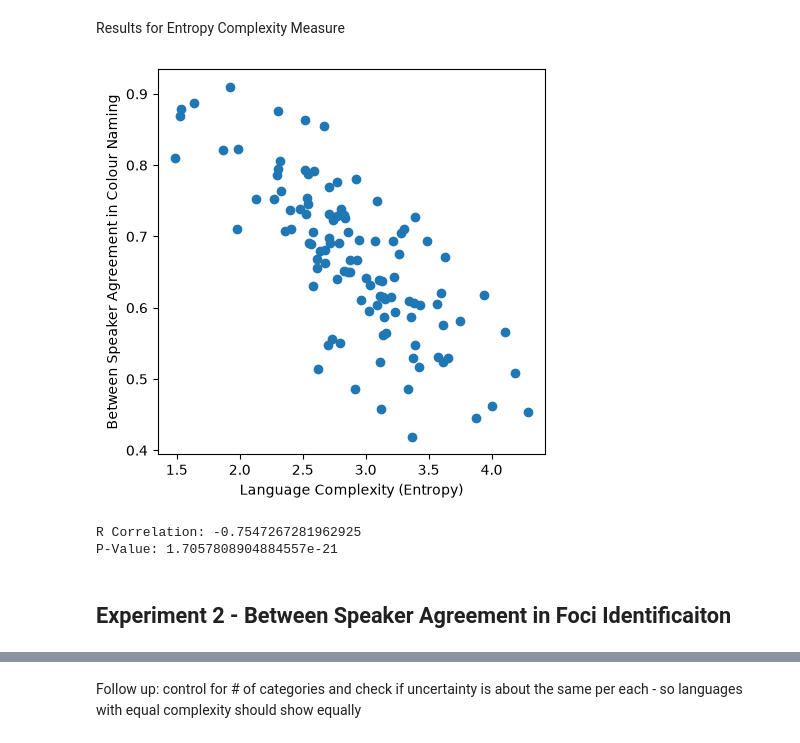
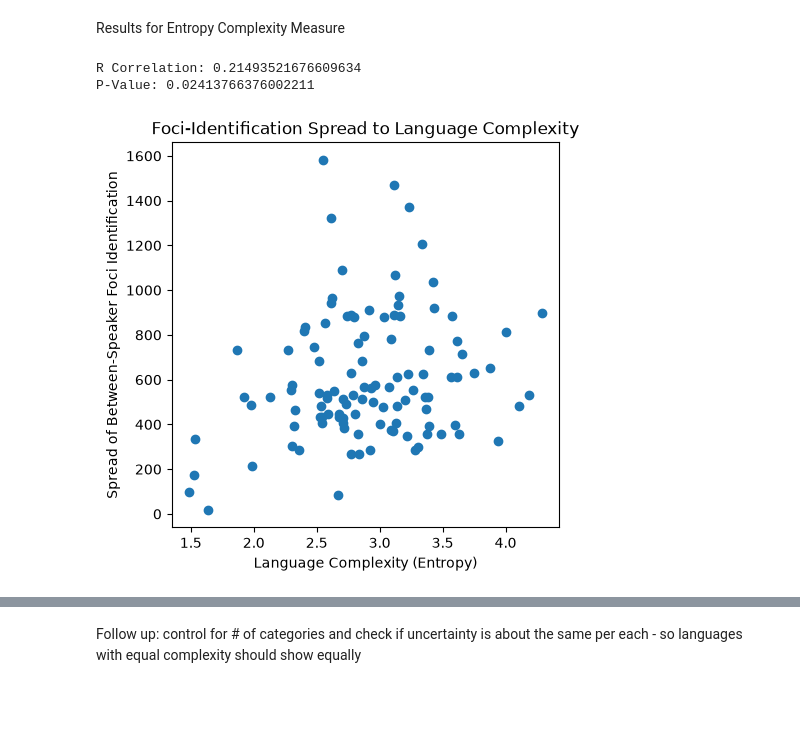
Before and after one commit to iguehi-akhimien1/COG260Project, a Jupyter notebook: wcs_data_notebook/Exploratory Project Work.ipynb, the cells around one changed output, grey strips where cells are left out. Saved outputs shown, nothing was run; the diff lists cells and outputs as text; code cells hidden in the pictures; blank space fills up the shorter version.

```diff
--- a/wcs_data_notebook/Exploratory Project Work.ipynb
+++ b/wcs_data_notebook/Exploratory Project Work.ipynb
@@ -75,7 +83,8 @@ print(color_words_across_all_languages)
 2 - Entropy
 # %%
 import math
-# accounting for frequency, we will define the language complexity as entropy as used in information theory
+# accounting for frequency, we will define the language complexity
+# as entropy as used in information theory
 
 color_words_per_language = dict()
 languages_complexities = dict()
@@ -98,9 +107,15 @@ while l < total_languages + 1:
     for k,v in language_color_words.items():
         language_color_words[k] = v/t
 
-    entropy_for_each_language = -sum(v*math.log(v,2) for v in language_color_words.values())
+    entropy_for_each_language = -sum(v*math.log(v,2)
+                                     for v in language_color_words.values())
     # print(entropy_for_each_language)
     languages_complexities[l] = entropy_for_each_language
     l += 1
-print(languages_complexities.keys())
+plt.hist(languages_complexities.values())
+plt.tick_params(axis="both", labelsize=10)
+plt.title("Language Complexity Distribution (Entropy)")
+plt.xlabel("Language Entropy")
+plt.ylabel("Language Frequency")
+plt.show()
 # %% [output]
@@ -113,10 +123,11 @@ plt.show()
 # %% [markdown]
 ## Experiment 1 - Between Speaker Agreement in Colour Naming
 # %%
-# now we want to examine color naming consistency across the 330 Munsell chips for
+# now we want to examine color naming consistency across the
+# 330 Munsell chips for
 # so we will check what does each speaker in each language name a chip as.
 
-total_chips = 330 # assumes all speakers in every language is asked to name all 330 Munsell chips
+total_chips = 330 # assumes all speakers are asked to name all 330 chips
 color_naming_consistency_across_languages = dict()
 # across the 110 languages
 for language in range(1, total_languages + 1):
@@ -144,7 +155,7 @@ for language in range(1, total_languages + 1):
     # print(color_naming_all_chips)
 
     # quantify the consistency in color naming for each language
-    language_consistency = sum(max(chip.values()) for chip in color_naming_all_chips.values())/len(color_naming_all_chips)
+    total = sum(max(chip.values()) for chip in color_naming_all_chips.values())
+    language_consistency = total / len(color_naming_all_chips)
     # print(language_consistency)
     color_naming_consistency_across_languages[language] = language_consistency
-print(color_naming_consistency_across_languages)
@@ -184,27 +337,19 @@ P-Value: 0.00021030703649371524
 # %% [markdown]
 Results for Entropy Complexity Measure
 # %%
-x2 = []
-for _, num in languages_complexities.items():
-    x2.append(num)
-
-# plotting language complexity against color naming consistency
-plt.figure(figsize=(5, 5))
-plt.scatter(x2, y)
+plt.figure(figsize=(5,5))
+plt.scatter(x_2, y)
 plt.tick_params(axis="both", labelsize=10)
 plt.xlabel("Language Complexity (Entropy)")
-plt.ylabel("Between Speaker Agreement in Colour Naming")
+plt.ylabel("Spread of Between-Speaker Foci Identification")
+plt.title("Foci-Identification Spread to Language Complexity")
 
 
-plt.show()
+corr2 = scipy.stats.pearsonr(x_2, y)
 
-# the correlation coefficient:
-corr_2 = scipy.stats.pearsonr(x2, y)
-print("R Correlation:", corr_2.statistic)
-print("P-Value:", corr_2[1])
+print("R Correlation:", corr2.statistic)
+print("P-Value:", corr2[1])
 # %% [output]
+R Correlation: 0.21493521676609634
+P-Value: 0.02413766376002211
-[figure, old version]
+[figure, new version]
-R Correlation: -0.7547267281962925
-P-Value: 1.7057808904884557e-21
-# %% [markdown]
-## Experiment 2  - Between Speaker Agreement in Foci Identificaiton
```
Also changed, not shown: parts of 25 cells of this notebook.
